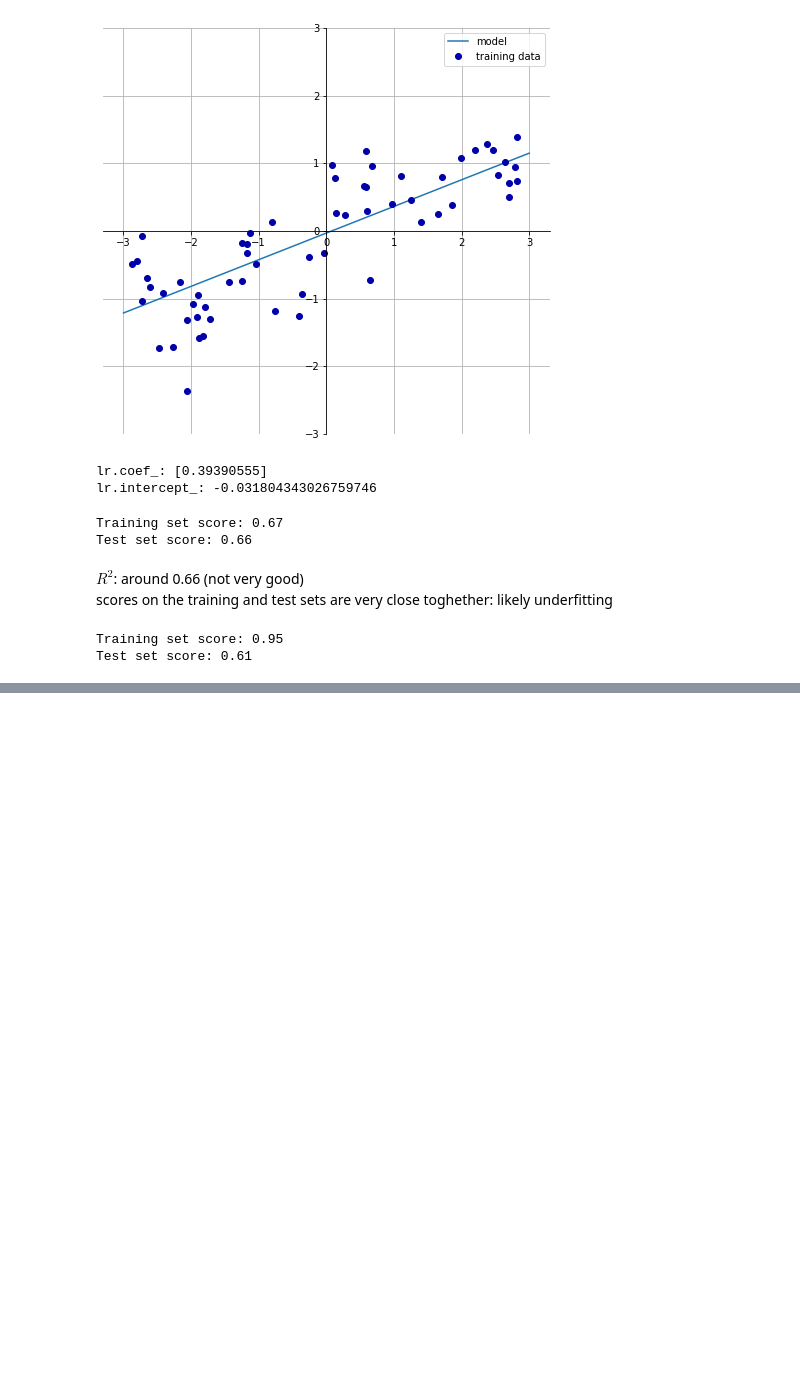
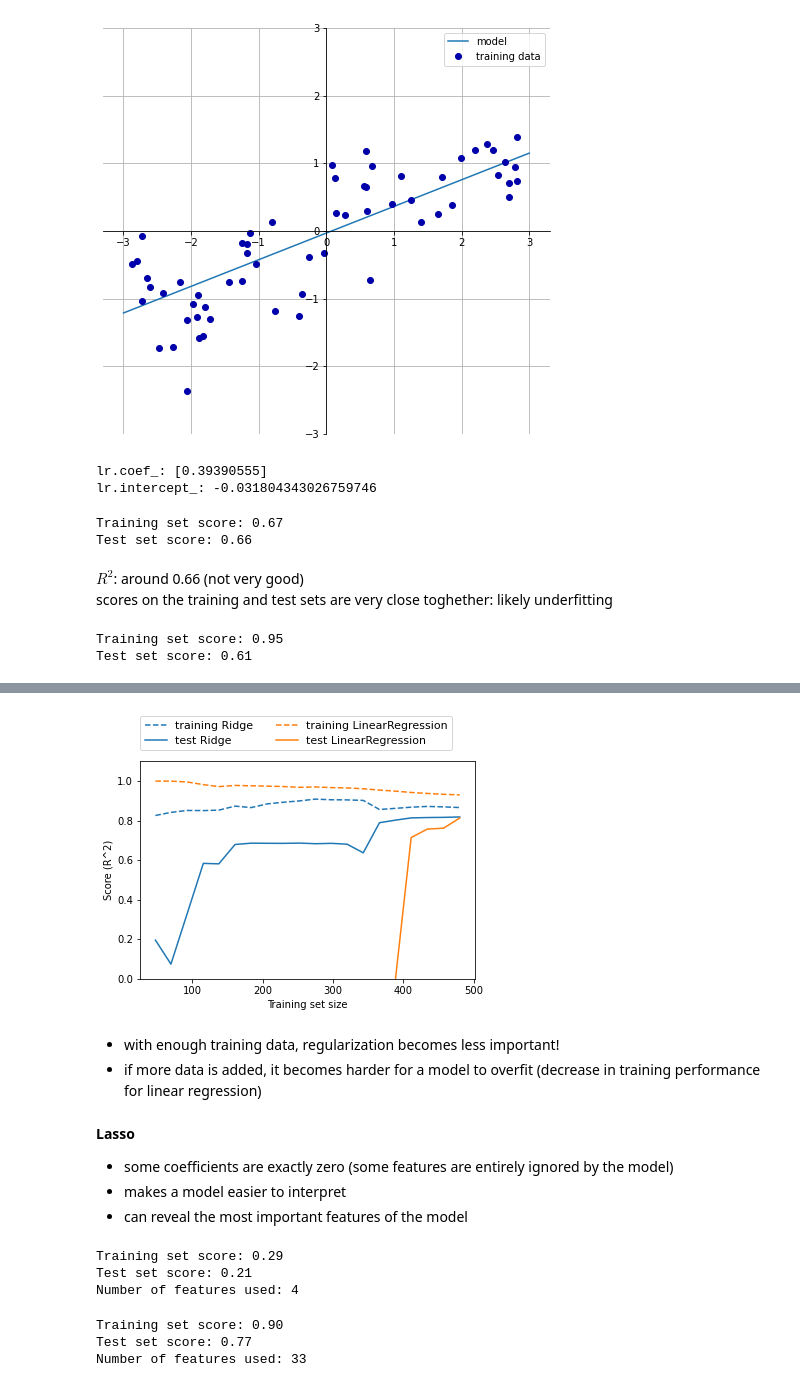
Before and after one commit to DayoonLee/Study-DataScience, a Jupyter notebook: Machine Learning/Linear regression.ipynb, the cells around one changed output, grey strips where cells are left out. Drawn from its saved outputs; the diff is of its cells as text; code cells hidden in the pictures; blank space fills up the shorter version.

```diff
--- a/Machine Learning/Linear regression.ipynb
+++ b/Machine Learning/Linear regression.ipynb
@@ -44,0 +88,12 @@ Should try to find a model that allows us to control complexity
+# %%
+mglearn.plots.plot_ridge_n_samples()
+# %% [output]
+[figure, added]
+# %% [markdown]
+- with enough training data, regularization becomes less important!
+- if more data is added, it becomes harder for a model to overfit (decrease in training performance for linear regression)
+# %% [markdown]
+__Lasso__<br>
+- some coefficients are exactly zero (some features are entirely ignored by the model)
+- makes a model easier to interpret
+- can reveal the most important features of the model
@@ -44,0 +103,18 @@ Should try to find a model that allows us to control complexity
+# %%
+lasso = Lasso().fit(X_train, y_train)
+print("Training set score: {:.2f}".format(lasso.score(X_train, y_train)))
+print("Test set score: {:.2f}".format(lasso.score(X_test, y_test)))
+print("Number of features used: {}".format(np.sum(lasso.coef_ != 0)))
+# %% [output]
+Training set score: 0.29
+Test set score: 0.21
+Number of features used: 4
+# %%
+lasso001 = Lasso(alpha=0.01, max_iter=100000).fit(X_train, y_train)
+print("Training set score: {:.2f}".format(lasso001.score(X_train, y_train)))
+print("Test set score: {:.2f}".format(lasso001.score(X_test, y_test)))
+print("Number of features used: {}".format(np.sum(lasso001.coef_ != 0)))
+# %% [output]
+Training set score: 0.90
+Test set score: 0.77
+Number of features used: 33
```
Also changed, not shown: parts of 10 cells of this notebook.
